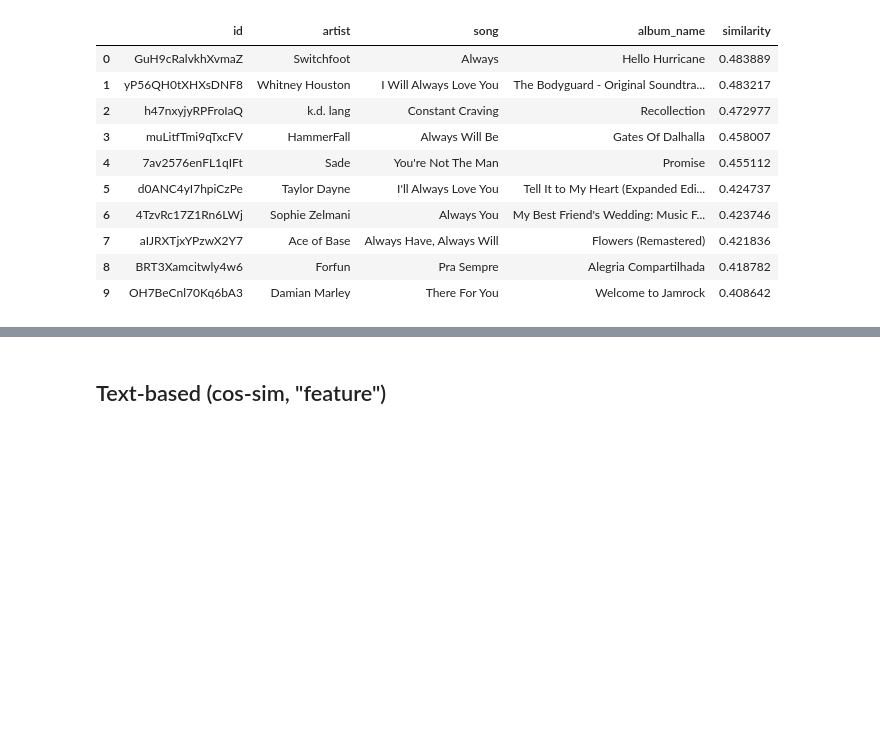
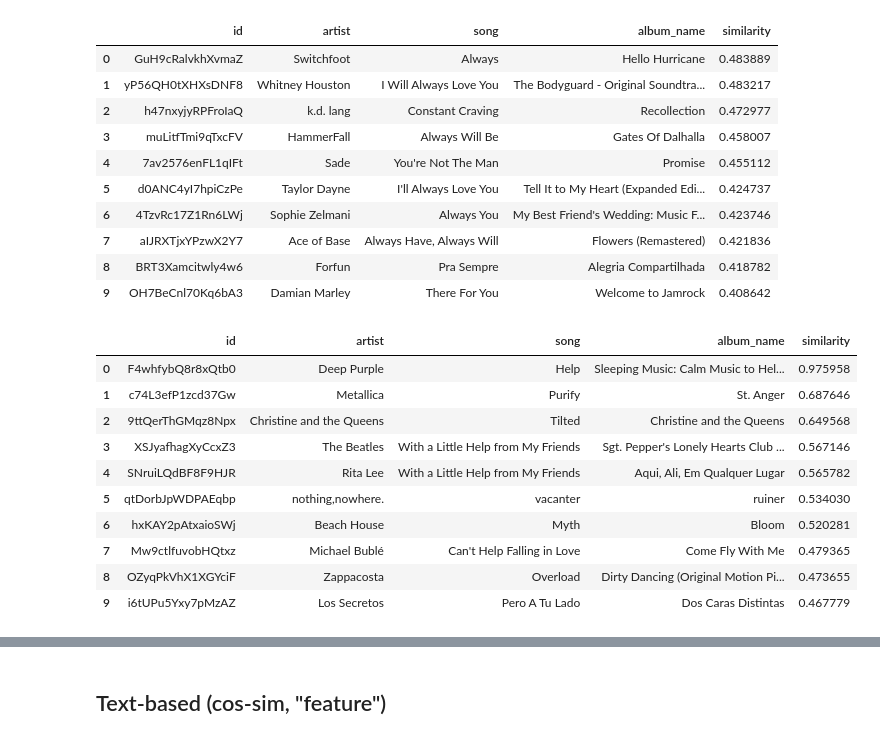
Before and after one commit to KaindlJulian/mmsr, a Jupyter notebook: task_1.ipynb, the cells around one changed output, grey strips where cells are left out. Cells and saved outputs as stored; diff of their text form; code cells hidden in the pictures; blank space fills up the shorter version.

```diff
--- a/task_1.ipynb
+++ b/task_1.ipynb
@@ -343,3 +391,19 @@ rs_cosine.retrieve(sample_song, n=10)
 | 7 | aIJRXTjxYPzwX2Y7 | Ace of Base | Always Have, Always Will | Flowers (Remastered) | 0.421836 |
 | 8 | BRT3Xamcitwly4w6 | Forfun | Pra Sempre | Alegria Compartilhada | 0.418782 |
 | 9 | OH7BeCnl70Kq6bA3 | Damian Marley | There For You | Welcome to Jamrock | 0.408642 |
+# %%
+sample_song = SongInfo(title="Help! - Remastered 2009", artist="The Beatles")
+
+rs_cosine.retrieve(sample_song, n=10)
+# %% [output]
+|  | id | artist | song | album_name | similarity |
+| 0 | F4whfybQ8r8xQtb0 | Deep Purple | Help | Sleeping Music: Calm Music to Hel... | 0.975958 |
+| 1 | c74L3efP1zcd37Gw | Metallica | Purify | St. Anger | 0.687646 |
+| 2 | 9ttQerThGMqz8Npx | Christine and the Queens | Tilted | Christine and the Queens | 0.649568 |
+| 3 | XSJyafhagXyCcxZ3 | The Beatles | With a Little Help from My Friends | Sgt. Pepper's Lonely Hearts Club ... | 0.567146 |
+| 4 | SNruiLQdBF8F9HJR | Rita Lee | With a Little Help from My Friends | Aqui, Ali, Em Qualquer Lugar | 0.565782 |
+| 5 | qtDorbJpWDPAEqbp | nothing,nowhere. | vacanter | ruiner | 0.534030 |
+| 6 | hxKAY2pAtxaioSWj | Beach House | Myth | Bloom | 0.520281 |
+| 7 | Mw9ctlfuvobHQtxz | Michael Bublé | Can't Help Falling in Love | Come Fly With Me | 0.479365 |
+| 8 | OZyqPkVhX1XGYciF | Zappacosta | Overload | Dirty Dancing (Original Motion Pi... | 0.473655 |
+| 9 | i6tUPu5Yxy7pMzAZ | Los Secretos | Pero A Tu Lado | Dos Caras Distintas | 0.467779 |
```
Also changed, not shown: parts of 16 cells of this notebook.
